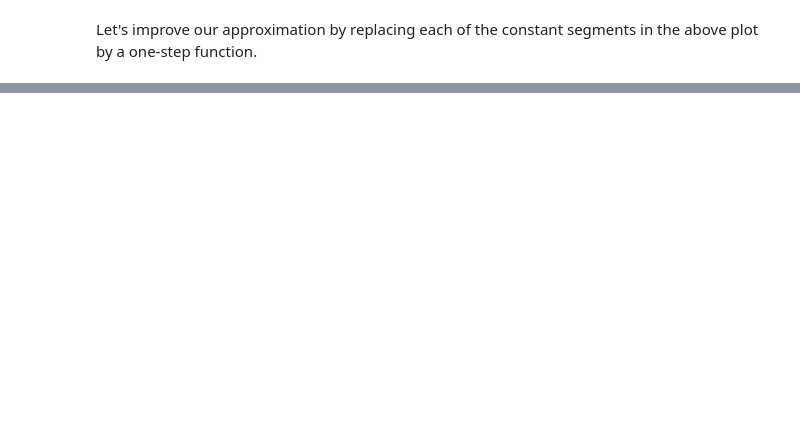
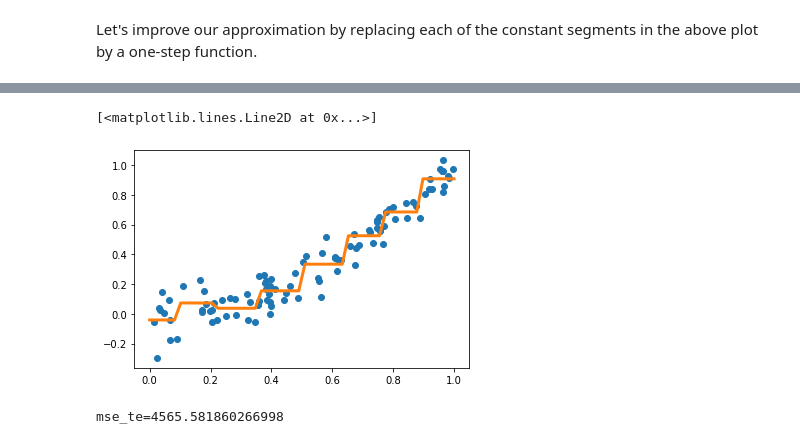
Before and after one commit to mgreenbe/2020-Winter-Math-607, a Jupyter notebook: 04/regression_tree.ipynb, the cells around one changed output, grey strips where cells are left out. Saved outputs shown, nothing was run; the diff lists cells and outputs as text; code cells hidden in the pictures; blank space fills up the shorter version.

```diff
--- a/04/regression_tree.ipynb
+++ b/04/regression_tree.ipynb
@@ -266,0 +279,9 @@ viz(D)
+# %%
+M = DecisionTreeRegressor(min_samples_leaf=10)
+M.fit(X.reshape(-1,1), y)
+v = M.predict(u.reshape(-1, 1))
+plt.plot(X, y, 'o')
+plt.plot(u, v, lw=3)
+# %% [output]
+[<matplotlib.lines.Line2D at 0x...>]
+[figure, added]
@@ -266,0 +294,9 @@ viz(D)
+# %%
+X_tr, X_te, y_tr, y_te = train_test_split(X, y, shuffle=True)
+M = DecisionTreeRegressor(min_samples_leaf=10)
+M.fit(X_tr, y_tr)
+y_pr = M.predict(X_te)
+mse_te = mean_squared_error(y_te, y_pr)
+print(f"mse_te={mse_te}")
+# %% [output]
+mse_te=4565.581860266998
```
Also changed, not shown: parts of 25 cells of this notebook, 1 other file.
